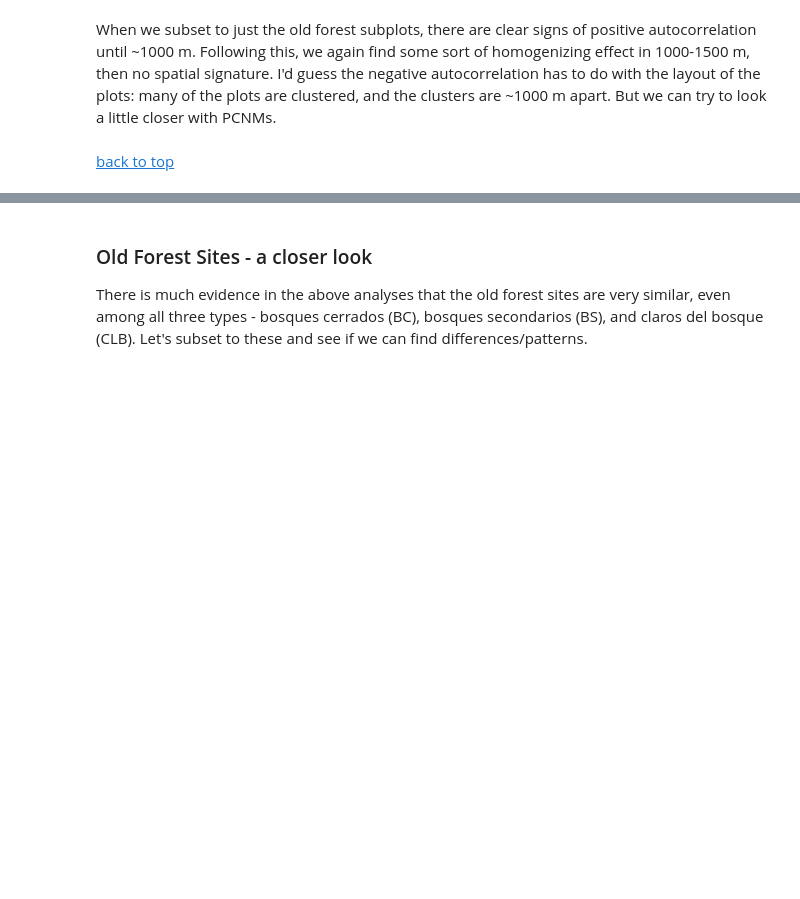
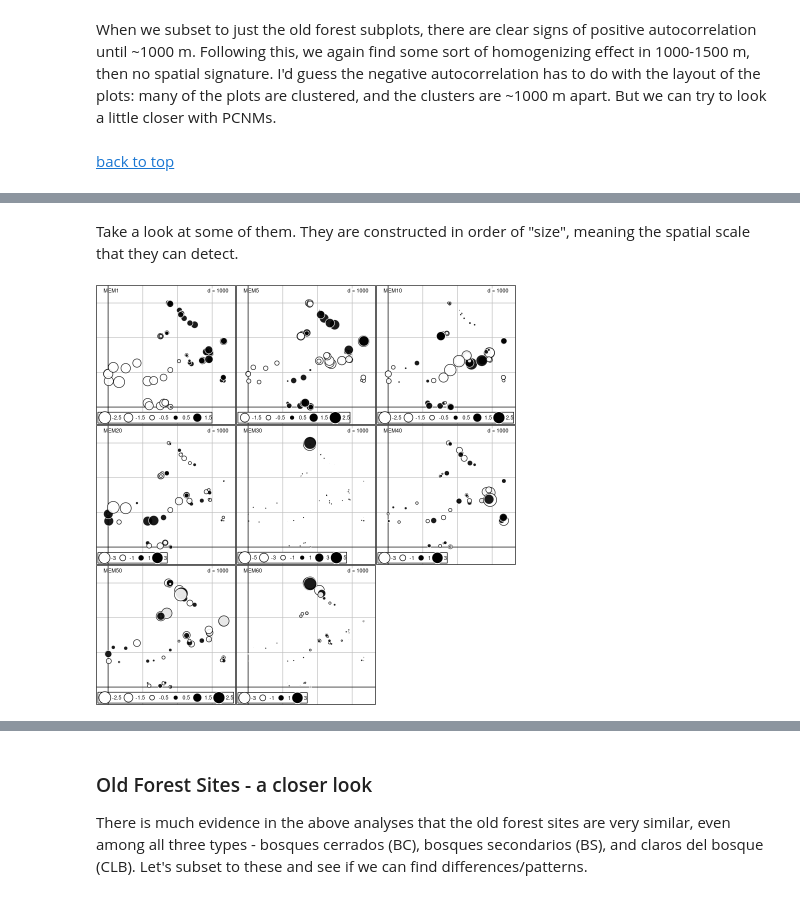
Before and after one commit to danchurch/losCedrosTrees, a Jupyter notebook: anaData/MariscalDataExploration.ipynb, the cells around one changed output, grey strips where cells are left out. Cells and saved outputs as stored; diff of their text form; code cells hidden in the pictures; blank space fills up the shorter version.

```diff
--- a/anaData/MariscalDataExploration.ipynb
+++ b/anaData/MariscalDataExploration.ipynb
@@ -841,0 +927,8 @@ When we subset to just the old forest subplots, there are clear signs of positiv
+# %%
+mem.lw <- mem(lw)
+# %% [markdown]
+Take a look at some of them. They are constructed in order of "size", meaning the spatial scale that they can detect.
+# %%
+s.value(pJ, mem.lw[,c(1, 5, 10, 20, 30, 40, 50, 60)], symbol="circle")
+# %% [output]
+[figure, added]
```
Also changed, not shown: parts of 24 cells of this notebook, 4 other files.
